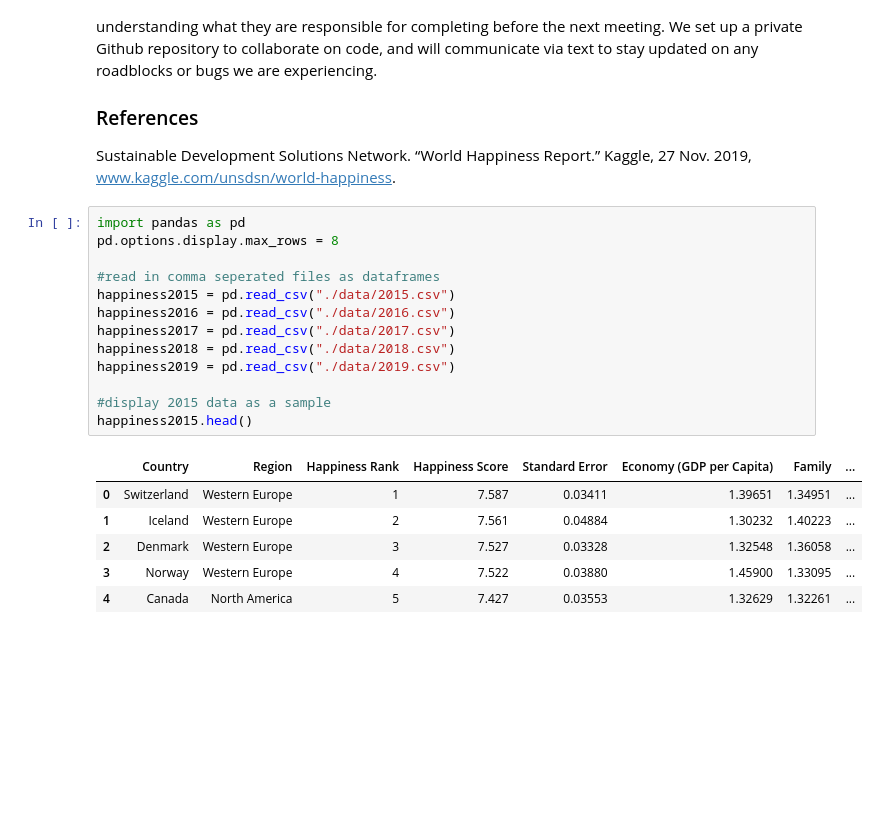
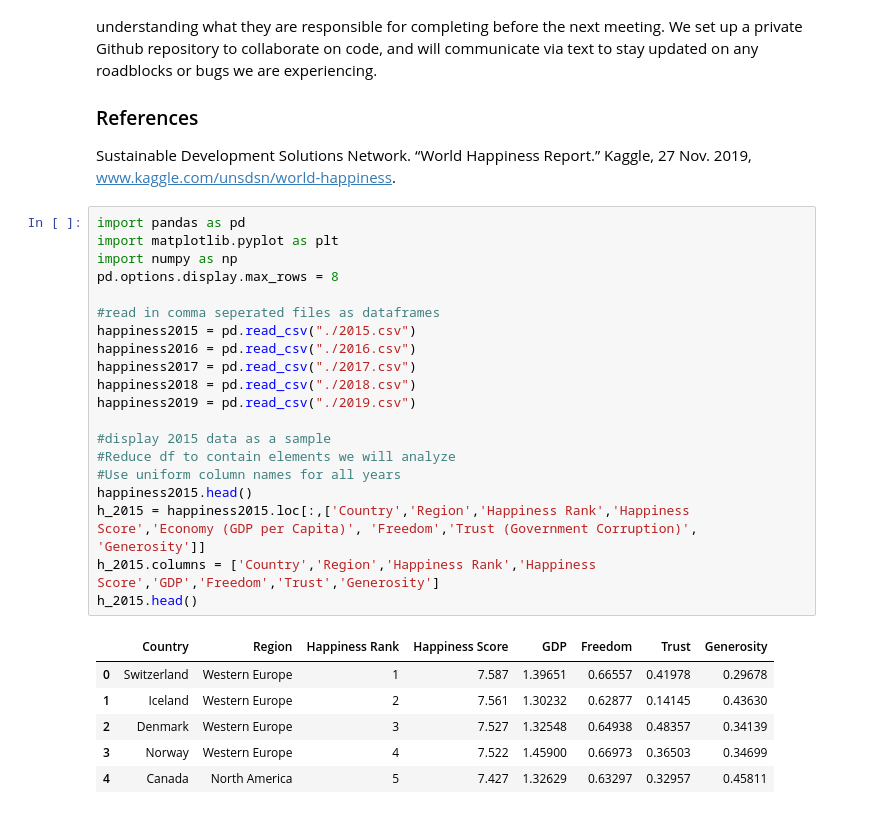
Before and after one commit to lsussman1/DataScienceTutorial, a Jupyter notebook: index.ipynb, the cells around one changed output. Cells and saved outputs as stored; diff of their text form; blank space fills up the shorter version.

```diff
--- a/index.ipynb
+++ b/index.ipynb
@@ -14,21 +14,28 @@ https://lsussman1.github.io/DataScienceTutorial/
 Sustainable Development Solutions Network. “World Happiness Report.” Kaggle, 27 Nov. 2019, www.kaggle.com/unsdsn/world-happiness.
 # %%
 import pandas as pd
+import matplotlib.pyplot as plt
+import numpy as np
 pd.options.display.max_rows = 8
 
 #read in comma seperated files as dataframes
-happiness2015 = pd.read_csv("./data/2015.csv")
-happiness2016 = pd.read_csv("./data/2016.csv")
-happiness2017 = pd.read_csv("./data/2017.csv")
-happiness2018 = pd.read_csv("./data/2018.csv")
-happiness2019 = pd.read_csv("./data/2019.csv")
+happiness2015 = pd.read_csv("./2015.csv")
+happiness2016 = pd.read_csv("./2016.csv")
+happiness2017 = pd.read_csv("./2017.csv")
+happiness2018 = pd.read_csv("./2018.csv")
+happiness2019 = pd.read_csv("./2019.csv")
 
 #display 2015 data as a sample
+#Reduce df to contain elements we will analyze
+#Use uniform column names for all years
 happiness2015.head()
+h_2015 = happiness2015.loc[:,['Country','Region','Happiness Rank','Happiness Score','Economy (GDP per Capita)', 'Freedom','Trust (Government Corruption)', 'Generosity']]
+h_2015.columns = ['Country','Region','Happiness Rank','Happiness Score','GDP','Freedom','Trust','Generosity']
+h_2015.head()
 # %% [output]
-|  | Country | Region | Happiness Rank | Happiness Score | Standard Error | Economy (GDP per Capita) | Family | ... |
-| 0 | Switzerland | Western Europe | 1 | 7.587 | 0.03411 | 1.39651 | 1.34951 | ... |
-| 1 | Iceland | Western Europe | 2 | 7.561 | 0.04884 | 1.30232 | 1.40223 | ... |
-| 2 | Denmark | Western Europe | 3 | 7.527 | 0.03328 | 1.32548 | 1.36058 | ... |
-| 3 | Norway | Western Europe | 4 | 7.522 | 0.03880 | 1.45900 | 1.33095 | ... |
-| 4 | Canada | North America | 5 | 7.427 | 0.03553 | 1.32629 | 1.32261 | ... |
+|  | Country | Region | Happiness Rank | Happiness Score | GDP | Freedom | Trust | Generosity |
+| 0 | Switzerland | Western Europe | 1 | 7.587 | 1.39651 | 0.66557 | 0.41978 | 0.29678 |
+| 1 | Iceland | Western Europe | 2 | 7.561 | 1.30232 | 0.62877 | 0.14145 | 0.43630 |
+| 2 | Denmark | Western Europe | 3 | 7.527 | 1.32548 | 0.64938 | 0.48357 | 0.34139 |
+| 3 | Norway | Western Europe | 4 | 7.522 | 1.45900 | 0.66973 | 0.36503 | 0.34699 |
+| 4 | Canada | North America | 5 | 7.427 | 1.32629 | 0.63297 | 0.32957 | 0.45811 |
```
Also changed, not shown: parts of 17 cells of this notebook.
